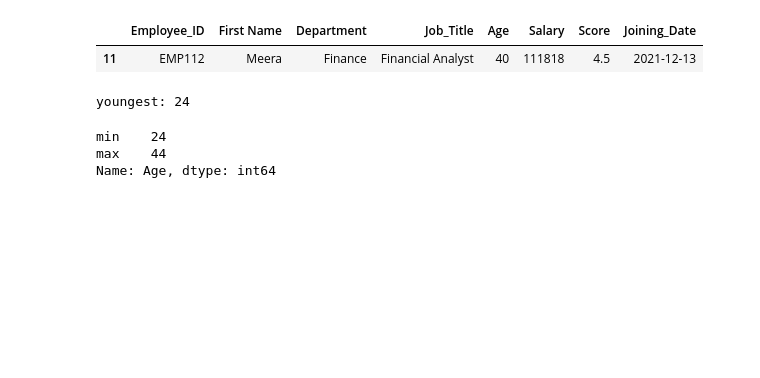
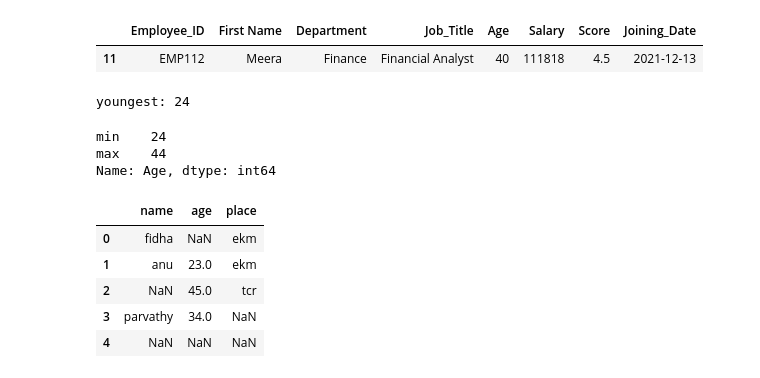
Before and after one commit to suharafidhawork-sudo/Data-Science-, a Jupyter notebook: NUMPY AND PANDAS/datamanupulatingfunctions.ipynb, the cells around one changed output. Cells and saved outputs as stored; diff of their text form; code cells hidden in the pictures; blank space fills up the shorter version.

```diff
--- a/NUMPY AND PANDAS/datamanupulatingfunctions.ipynb
+++ b/NUMPY AND PANDAS/datamanupulatingfunctions.ipynb
@@ -86,3 +86,17 @@ youngest: 24
 min    24
 max    44
 Name: Age, dtype: int64
+# %%
+#handling missing values
+d={'name':['fidha','anu',None,'parvathy',None],
+   'age':[None,23,45,34,None],
+   'place':['ekm','ekm','tcr',None,None]}
+df5=pd.DataFrame(d)
+df5
+# %% [output]
+|  | name | age | place |
+| 0 | fidha | NaN | ekm |
+| 1 | anu | 23.0 | ekm |
+| 2 | NaN | 45.0 | tcr |
+| 3 | parvathy | 34.0 | NaN |
+| 4 | NaN | NaN | NaN |
```
Also changed, not shown: parts of 12 cells of this notebook, 1 other file.
